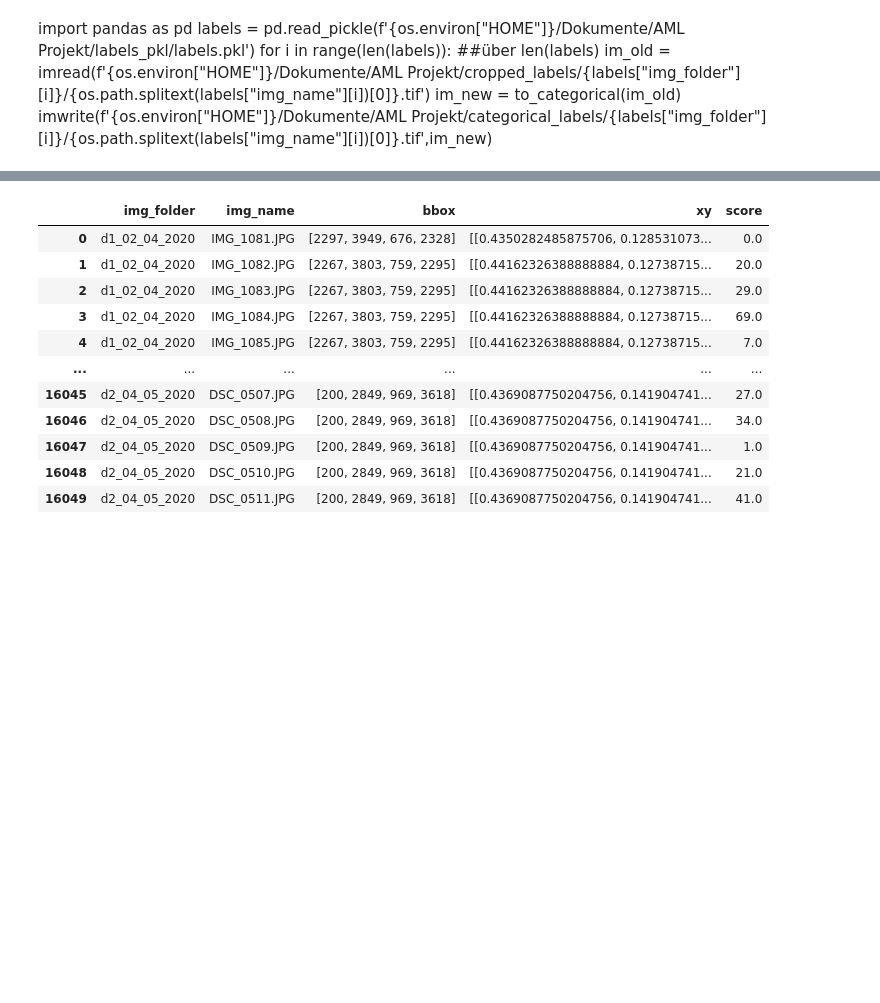
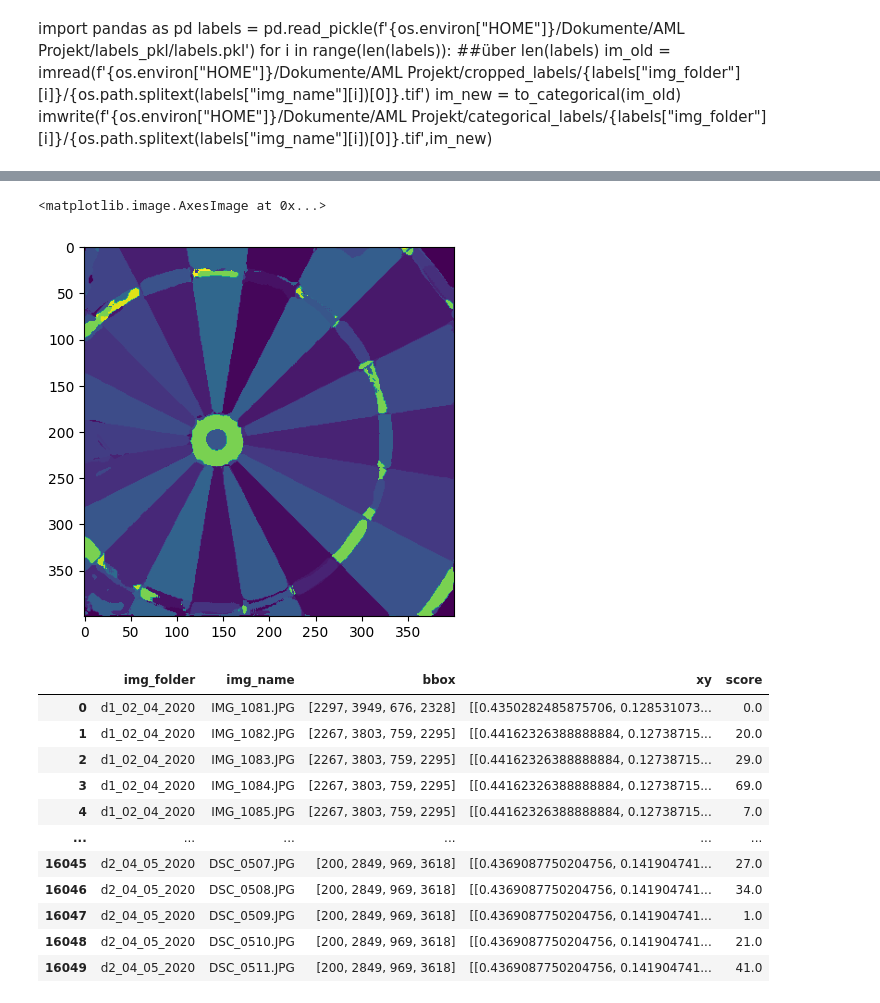
Before and after one commit to Soleer/deepdart_aml, a Jupyter notebook: jacob_unet_old.ipynb, the cells around one changed output, grey strips where cells are left out. Drawn from its saved outputs; the diff is of its cells as text; code cells hidden in the pictures; blank space fills up the shorter version.

```diff
--- a/jacob_unet_old.ipynb
+++ b/jacob_unet_old.ipynb
@@ -270,0 +285,5 @@ imwrite('test.tif',train)
+# %%
+plt.imshow(train)
+# %% [output]
+<matplotlib.image.AxesImage at 0x...>
+[figure, added]
```
Also changed, not shown: parts of 8 cells of this notebook, 8 other files.
